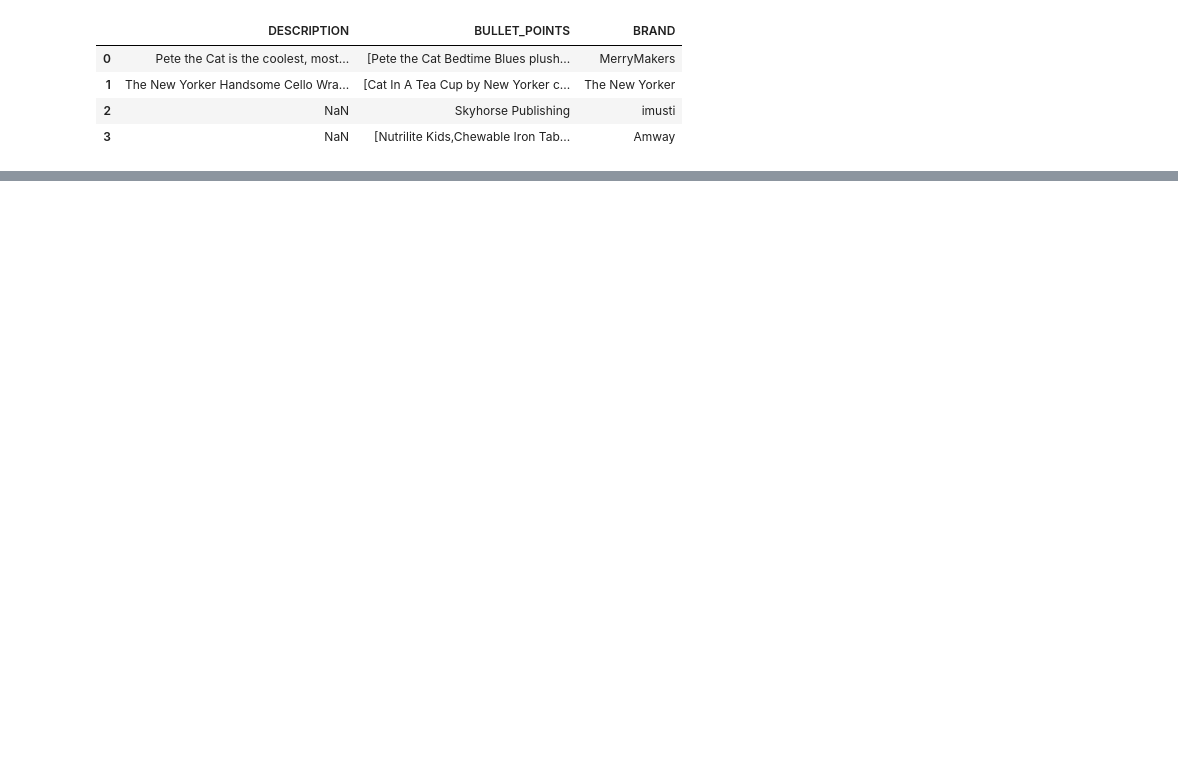
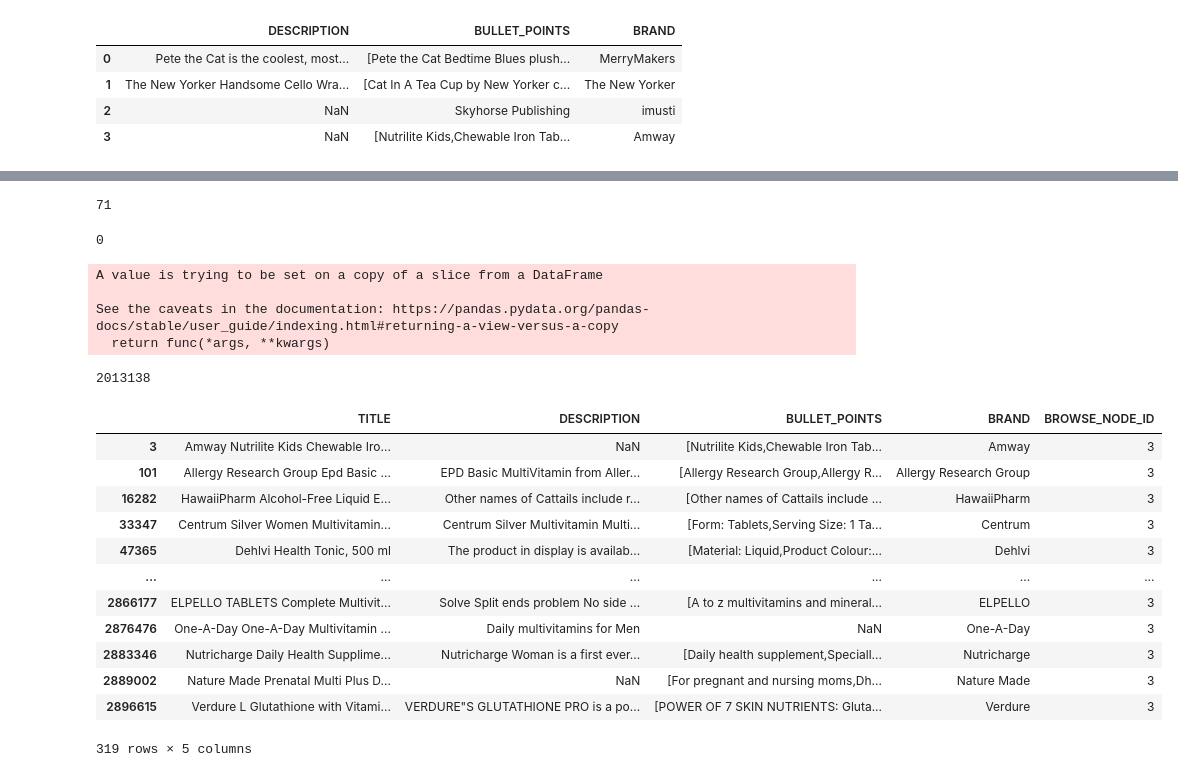
Before and after one commit to goyal9mili/AmazonMLChallenge, a Jupyter notebook: amazonML.ipynb, the cells around one changed output, grey strips where cells are left out. Saved outputs shown, nothing was run; the diff lists cells and outputs as text; code cells hidden in the pictures; blank space fills up the shorter version.

Commit message:
initial data cleaning

```diff
--- a/amazonML.ipynb
+++ b/amazonML.ipynb
@@ -38,0 +74,42 @@ d1[d1.columns[1:4]]
+# %%
+data['TITLE'].isna().sum()
+# %% [output]
+71
+# %%
+# removing the rows having NAN for the TITLE. (As there are only 71 such records).
+data = data[data['TITLE'].notna()]
+# %%
+data['TITLE'].isna().sum()
+# %% [output]
+0
+# %%
+# Finding out if there are any duplicate entries leaving the id and removing them.
+cols_other_than_id = list(data.columns)[1:]
+data.duplicated(subset=cols_other_than_id).any()
+data.drop_duplicates(subset=cols_other_than_id, inplace=True)
+# %% [output]
+A value is trying to be set on a copy of a slice from a DataFrame
+
+See the caveats in the documentation: https://pandas.pydata.org/pandas-docs/stable/user_guide/indexing.html#returning-a-view-versus-a-copy
+  return func(*args, **kwargs)
+# %%
+data.shape[0]
+# %% [output]
+2013138
+# %%
+# check what kind of entries are present for a specific value of BROWSE_NODE_ID
+data.loc[data['BROWSE_NODE_ID'] == 3]
+# %% [output]
+|  | TITLE | DESCRIPTION | BULLET_POINTS | BRAND | BROWSE_NODE_ID |
+| 3 | Amway Nutrilite Kids Chewable Iro... | NaN | [Nutrilite Kids,Chewable Iron Tab... | Amway | 3 |
+| 101 | Allergy Research Group Epd Basic ... | EPD Basic MultiVitamin from Aller... | [Allergy Research Group,Allergy R... | Allergy Research Group | 3 |
+| 16282 | HawaiiPharm Alcohol-Free Liquid E... | Other names of Cattails include r... | [Other names of Cattails include ... | HawaiiPharm | 3 |
+| 33347 | Centrum Silver Women Multivitamin... | Centrum Silver Multivitamin Multi... | [Form: Tablets,Serving Size: 1 Ta... | Centrum | 3 |
+| 47365 | Dehlvi Health Tonic, 500 ml | The product in display is availab... | [Material: Liquid,Product Colour:... | Dehlvi | 3 |
+| ... | ... | ... | ... | ... | ... |
+| 2866177 | ELPELLO TABLETS Complete Multivit... | Solve Split ends problem No side ... | [A to z multivitamins and mineral... | ELPELLO | 3 |
+| 2876476 | One-A-Day One-A-Day Multivitamin ... | Daily multivitamins for Men | NaN | One-A-Day | 3 |
+| 2883346 | Nutricharge Daily Health Supplime... | Nutricharge Woman is a first ever... | [Daily health supplement,Speciall... | Nutricharge | 3 |
+| 2889002 | Nature Made Prenatal Multi Plus D... | NaN | [For pregnant and nursing moms,Dh... | Nature Made | 3 |
+| 2896615 | Verdure L Glutathione with Vitami... | VERDURE"S GLUTATHIONE PRO is a po... | [POWER OF 7 SKIN NUTRIENTS: Gluta... | Verdure | 3 |
+319 rows × 5 columns
```
Also changed, not shown: parts of 7 cells of this notebook.
